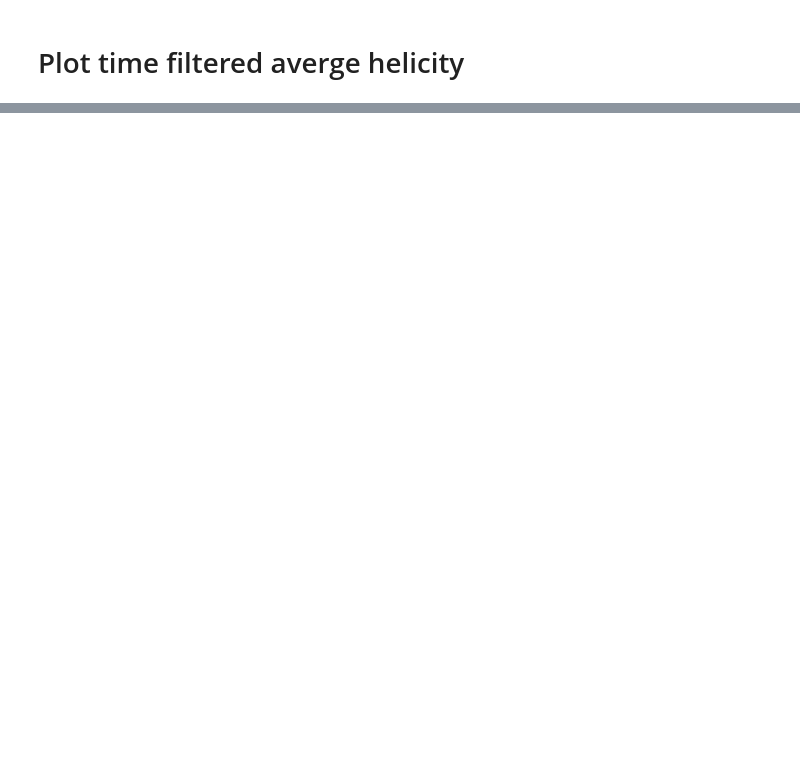
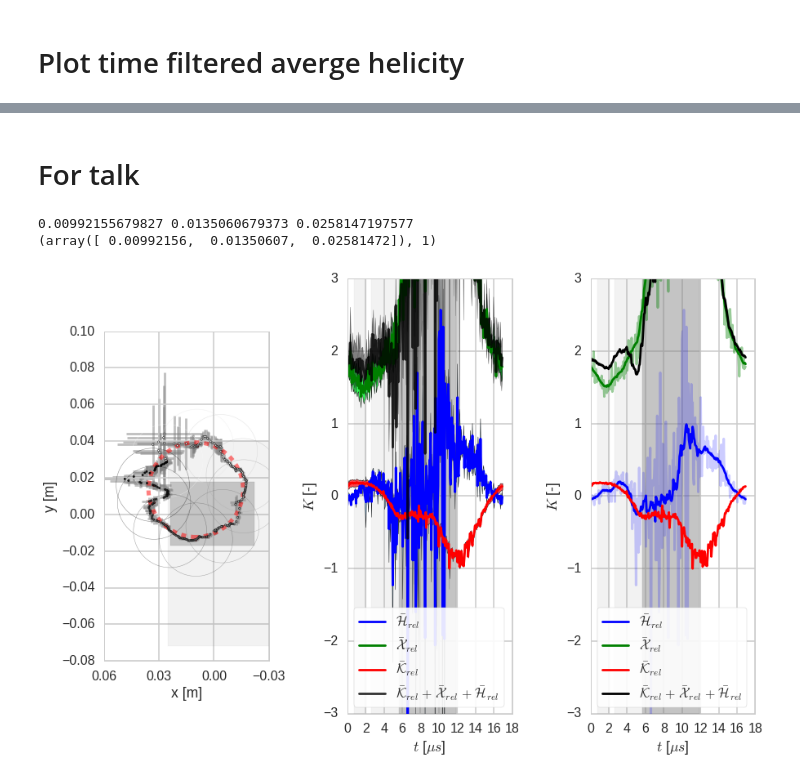
Before and after one commit to jensv/relative_canonical_helicity, a Jupyter notebook: helicity_plots/helicity_uncertainty_analysis.ipynb, the cells around one changed output, grey strips where cells are left out. Drawn from its saved outputs; the diff is of its cells as text; code cells hidden in the pictures; blank space fills up the shorter version.

```diff
--- a/helicity_plots/helicity_uncertainty_analysis.ipynb
+++ b/helicity_plots/helicity_uncertainty_analysis.ipynb
@@ -235,0 +270,30 @@ gyration_path(points=points_average, errors=points_std, errorevery=1,
+# %% [markdown]
+# For talk
+# %%
+fig, axes = plt.subplots(1, 3)
+compare_helicities(helicities,
+                   S_0_velocity='u_alfven',
+                   nondim=True,
+                   magnetic=False, kinetic=False, cross=False,
+                   normalize='relative_cross',
+                   labels_case="dimless",
+                   filter_width_kinetic=15,
+                   filter_width_cross=15, ylim=(-3, 3),
+                   add_cross_magnetic=False, add_three=True, axes=axes[2])
+compare_helicities_mean_std(helicities,
+                            helicities_std,
+                            S_0_velocity='u_alfven',
+                            nondim=True,
+                            magnetic=False, kinetic=False, cross=False,
+                            normalize='relative_magnetic',
+                            labels_case="dimless",
+                            ylim=(-3, 3),
+                            add_cross_magnetic=False, add_three=True, axes=axes[1])
+gyration_path(points=points_average, errors=points_std, errorevery=1,
+              circle_fit=True, xlim=(-0.03, 0.06), circles=True,
+              xticks=[-0.03, 0.0, 0.03, 0.06], axes=axes[0])
+plt.tight_layout()
+# %% [output]
+0.00992155679827 0.0135060679373 0.0258147197577
+(array([ 0.00992156,  0.01350607,  0.02581472]), 1)
+[figure, added]
```
Also changed, not shown: parts of 9 cells of this notebook, 4 other files.
